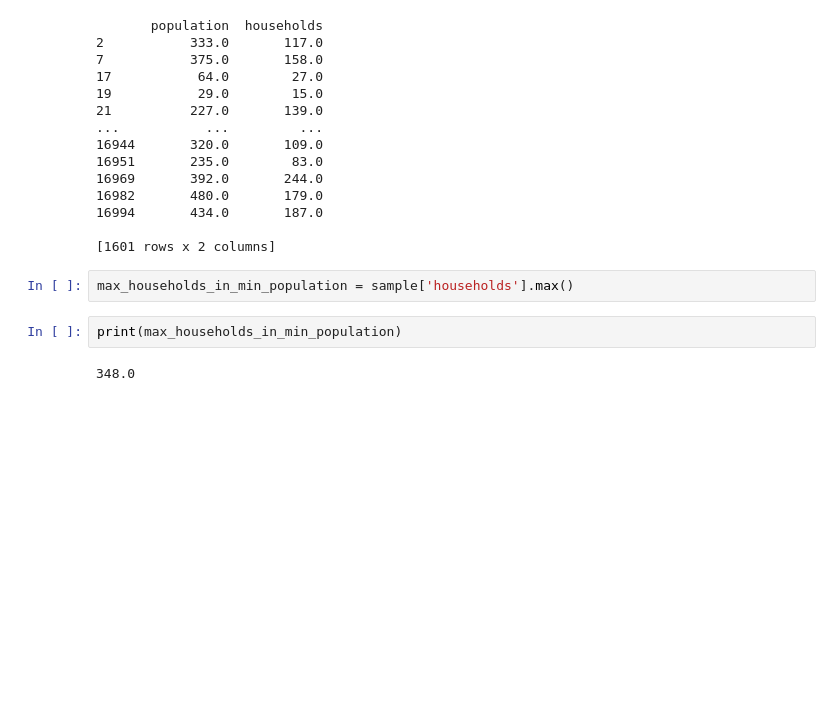
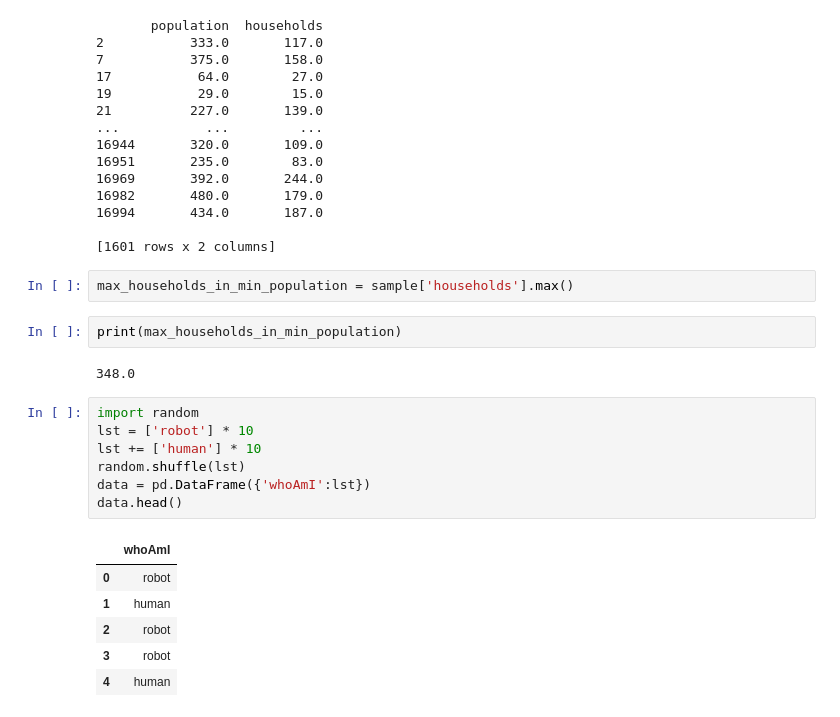
Before and after one commit to MaXiMAndrosik/Google-Colab, a Jupyter notebook: Home_seminar_09.ipynb, the cells around one changed output. Cells and saved outputs as stored; diff of their text form; blank space fills up the shorter version.

```diff
--- a/Home_seminar_09.ipynb
+++ b/Home_seminar_09.ipynb
@@ -85,3 +85,17 @@ max_households_in_min_population = sample['households'].max()
 print(max_households_in_min_population)
 # %% [output]
 348.0
+# %%
+import random
+lst = ['robot'] * 10
+lst += ['human'] * 10
+random.shuffle(lst)
+data = pd.DataFrame({'whoAmI':lst})
+data.head()
+# %% [output]
+|  | whoAmI |
+| 0 | robot |
+| 1 | human |
+| 2 | robot |
+| 3 | robot |
+| 4 | human |
```
Also changed, not shown: parts of 2 cells of this notebook.
